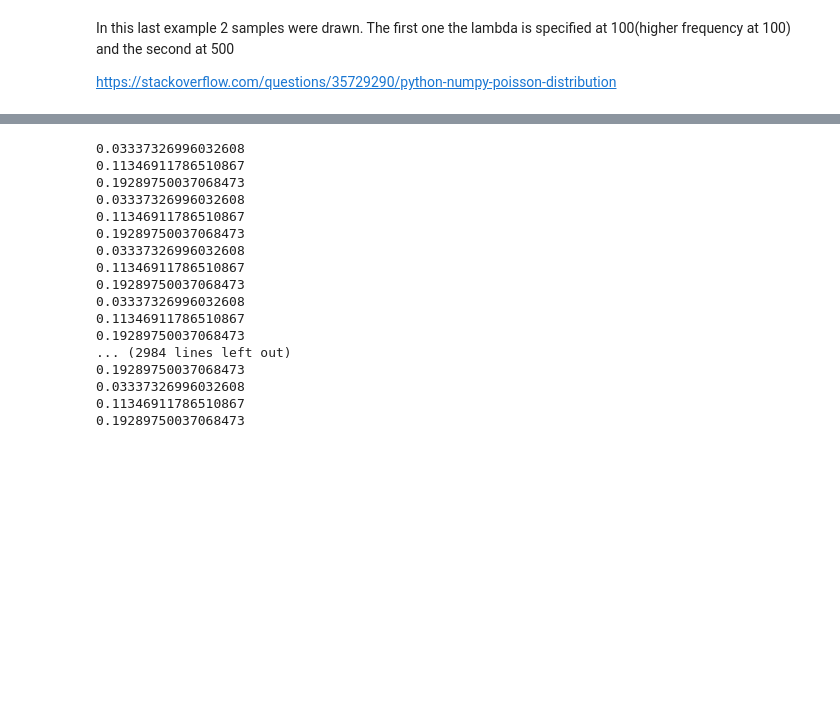
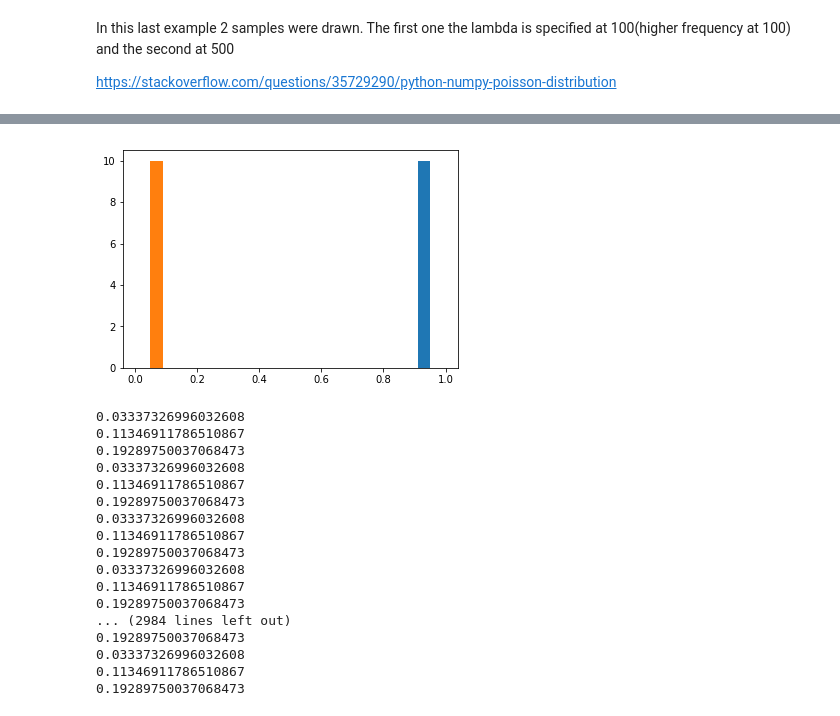
Before and after one commit to MarcoMen-Temp/Programming-Practice, a Jupyter notebook: NumpyAssignment.ipynb, the cells around one changed output, grey strips where cells are left out. Cells and saved outputs as stored; diff of their text form; code cells hidden in the pictures; blank space fills up the shorter version.

```diff
--- a/NumpyAssignment.ipynb
+++ b/NumpyAssignment.ipynb
@@ -384,3 +418,18 @@ http://muthu.co/poisson-distribution-with-python/
+# %%
+import numpy as np
+import matplotlib.pyplot as plt
+
+
+mu, k = 2, 3
+
+s = np.random.poisson(lam=(2, 4), size=(1,2))
+
+count, bins, ignored = plt.hist(s, 10, normed = True)
+plt.show()
+
+# CDF
+# %% [output]
+[figure, added]
 # %%
 # for 1, 2,3 the interval for the poisson situation is 1 minute
 # the given mean = 3.4
```
Also changed, not shown: parts of 10 cells of this notebook.
